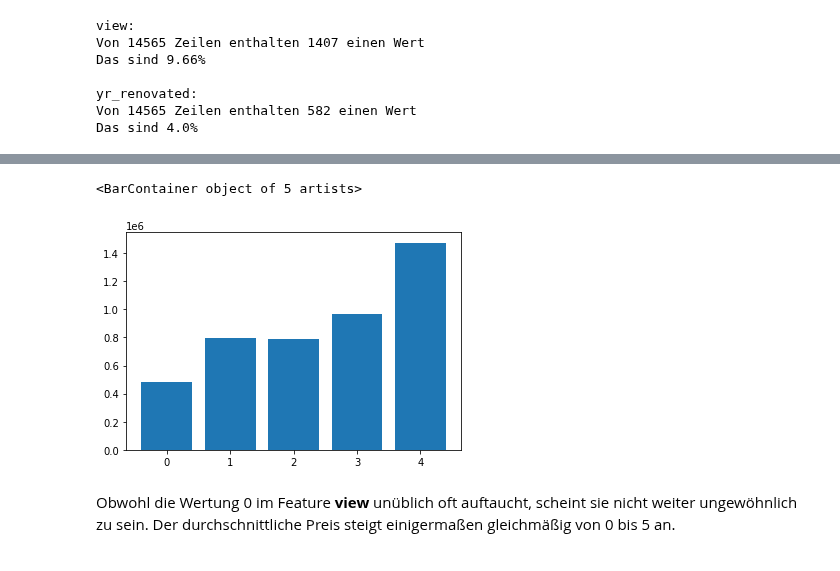
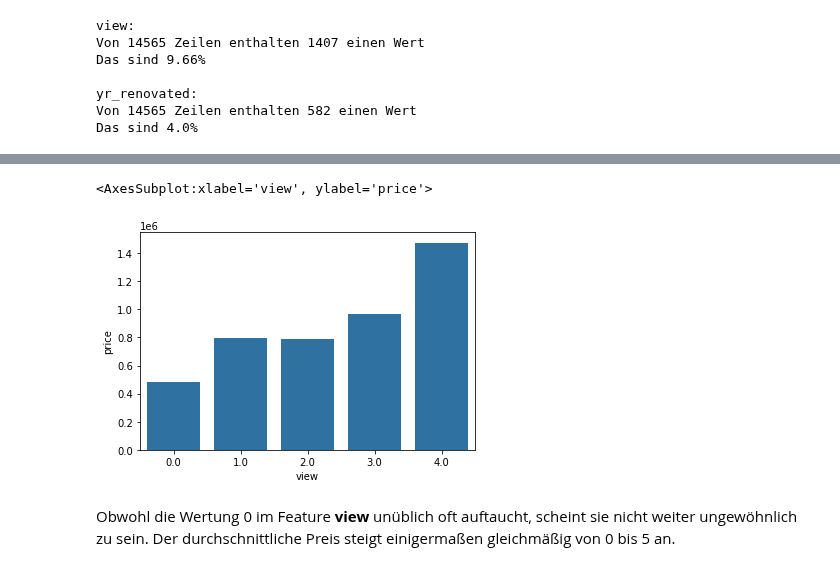
Before and after one commit to robring/advancedDatascience_CaseStudy, a Jupyter notebook: 01_Exploration.ipynb, the cells around one changed output, grey strips where cells are left out. Saved outputs shown, nothing was run; the diff lists cells and outputs as text; code cells hidden in the pictures.

Commit message:
Added some descriptive text edited a barplot

```diff
--- a/01_Exploration.ipynb
+++ b/01_Exploration.ipynb
@@ -178,10 +185,10 @@ The median price for buildings with a renovation date is : 751459.07
 # %%
 view_df = df.loc[:, ["view", "price"]].groupby("view").mean()
 
-plt.bar(view_df.index, view_df.price)
+sns.barplot(x=view_df.index, y=view_df.price, color="#1c74b4")
 # %% [output]
-<BarContainer object of 5 artists>
+<AxesSubplot:xlabel='view', ylabel='price'>
-[figure, old version]
+[figure, new version]
 # %% [markdown]
 Obwohl die Wertung 0 im Feature **view** unüblich oft auftaucht, scheint sie nicht weiter ungewöhnlich zu sein. Der durchschnittliche Preis steigt einigermaßen gleichmäßig von 0 bis 5 an.
 # %% [markdown]
```
Also changed, not shown: parts of 4 cells of this notebook.
